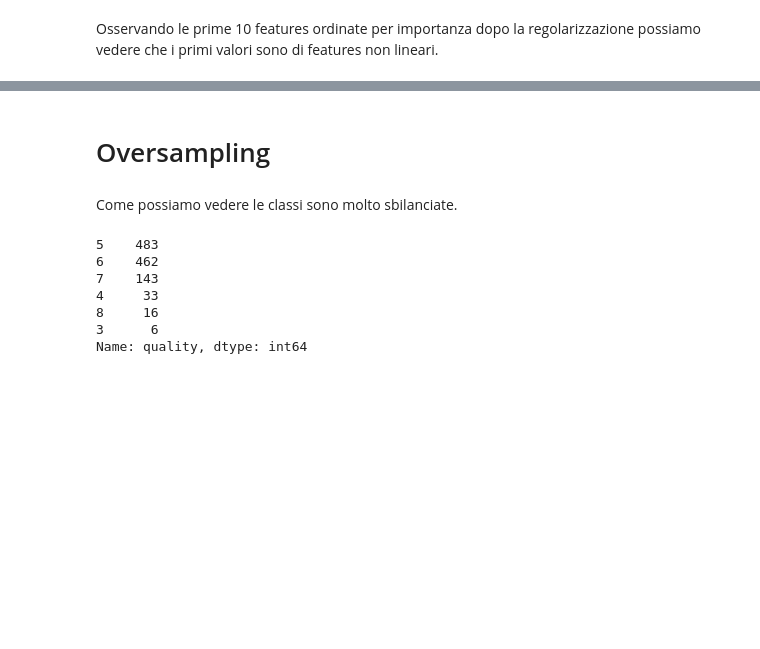
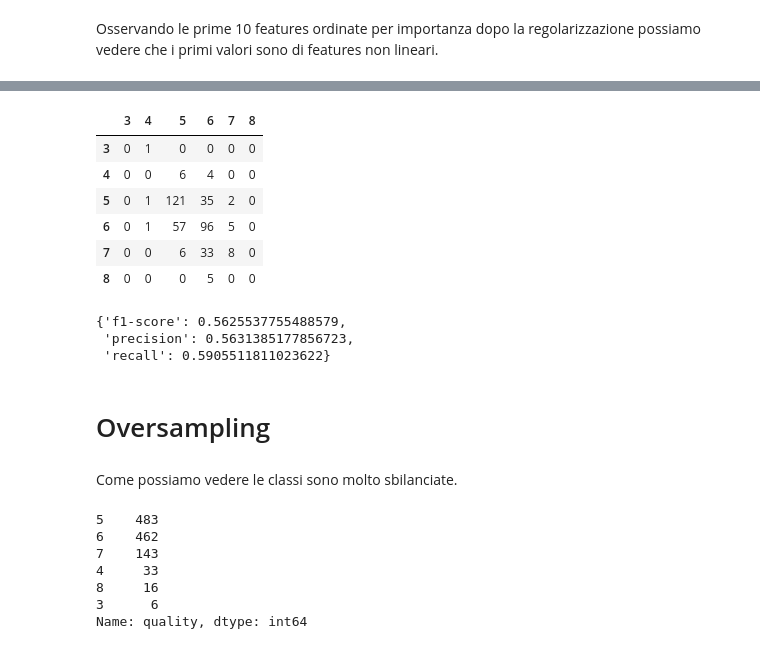
Before and after one commit to RyanPerrina/wine_classification, a Jupyter notebook: wine_classification.ipynb, the cells around one changed output, grey strips where cells are left out. Saved outputs shown, nothing was run; the diff lists cells and outputs as text; code cells hidden in the pictures; blank space fills up the shorter version.

```diff
--- a/wine_classification.ipynb
+++ b/wine_classification.ipynb
@@ -319,5 +416,13 @@ Osservando le prime 10 features ordinate per importanza dopo la regolarizzazione
 # %%
-#from sklearn.metrics import confusion_matrix
-#y_pred = gs.predict(X_val)
-#cm = confusion_matrix(y_val,y_pred)
-#DataFrame(cm,index=gs.classes_,columns=gs.classes_)
+from sklearn.metrics import confusion_matrix
+y_pred = gs.predict(X_val)
+cm = confusion_matrix(y_val,y_pred)
+DataFrame(cm,index=gs.classes_,columns=gs.classes_)
+# %% [output]
+|  | 3 | 4 | 5 | 6 | 7 | 8 |
+| 3 | 0 | 1 | 0 | 0 | 0 | 0 |
+| 4 | 0 | 0 | 6 | 4 | 0 | 0 |
+| 5 | 0 | 1 | 121 | 35 | 2 | 0 |
+| 6 | 0 | 1 | 57 | 96 | 5 | 0 |
+| 7 | 0 | 0 | 6 | 33 | 8 | 0 |
+| 8 | 0 | 0 | 0 | 5 | 0 | 0 |
@@ -327,3 +429,9 @@ Osservando le prime 10 features ordinate per importanza dopo la regolarizzazione
+# %%
+calculate_precision_recall_f1(gs,X_val,y_val)
+# %% [output]
+{'f1-score': 0.5625537755488579,
+ 'precision': 0.5631385177856723,
+ 'recall': 0.5905511811023622}
 # %% [markdown]
 # Oversampling
 # %% [markdown]
```
Also changed, not shown: parts of 53 cells of this notebook.
